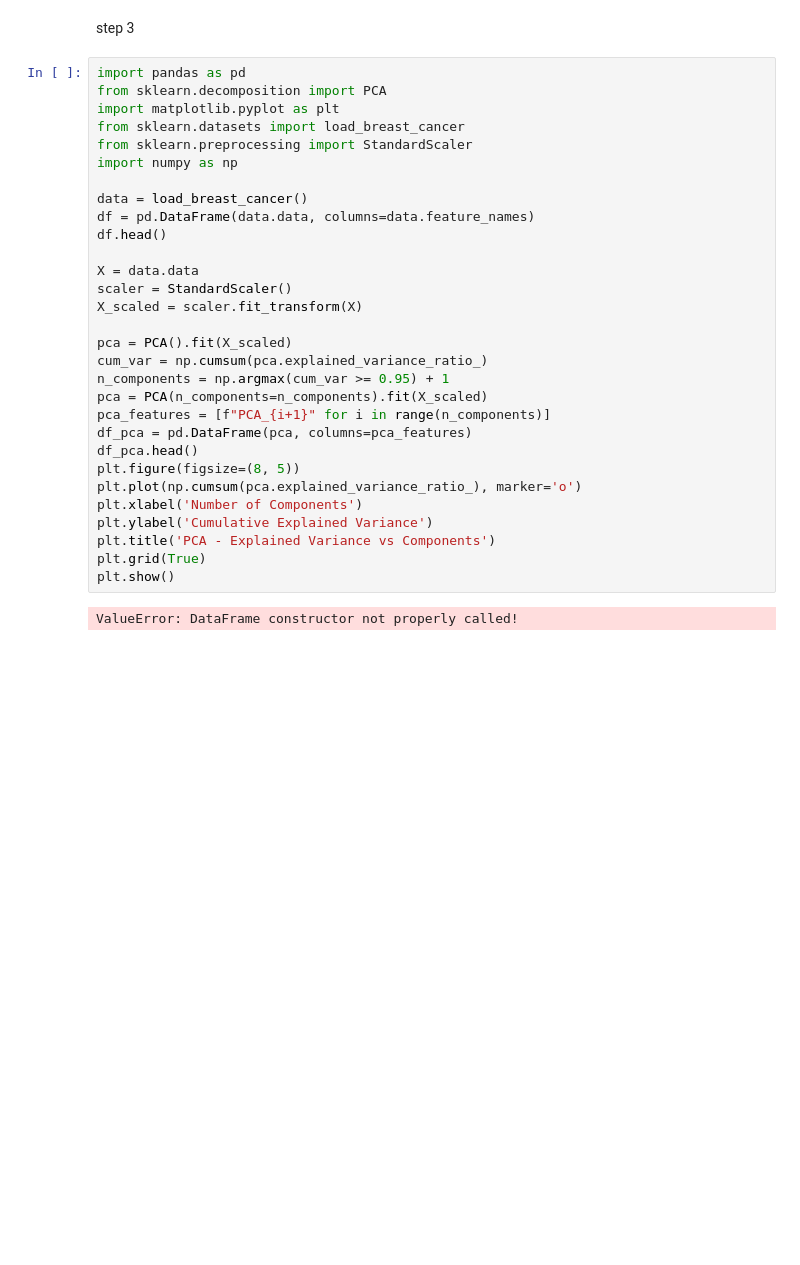
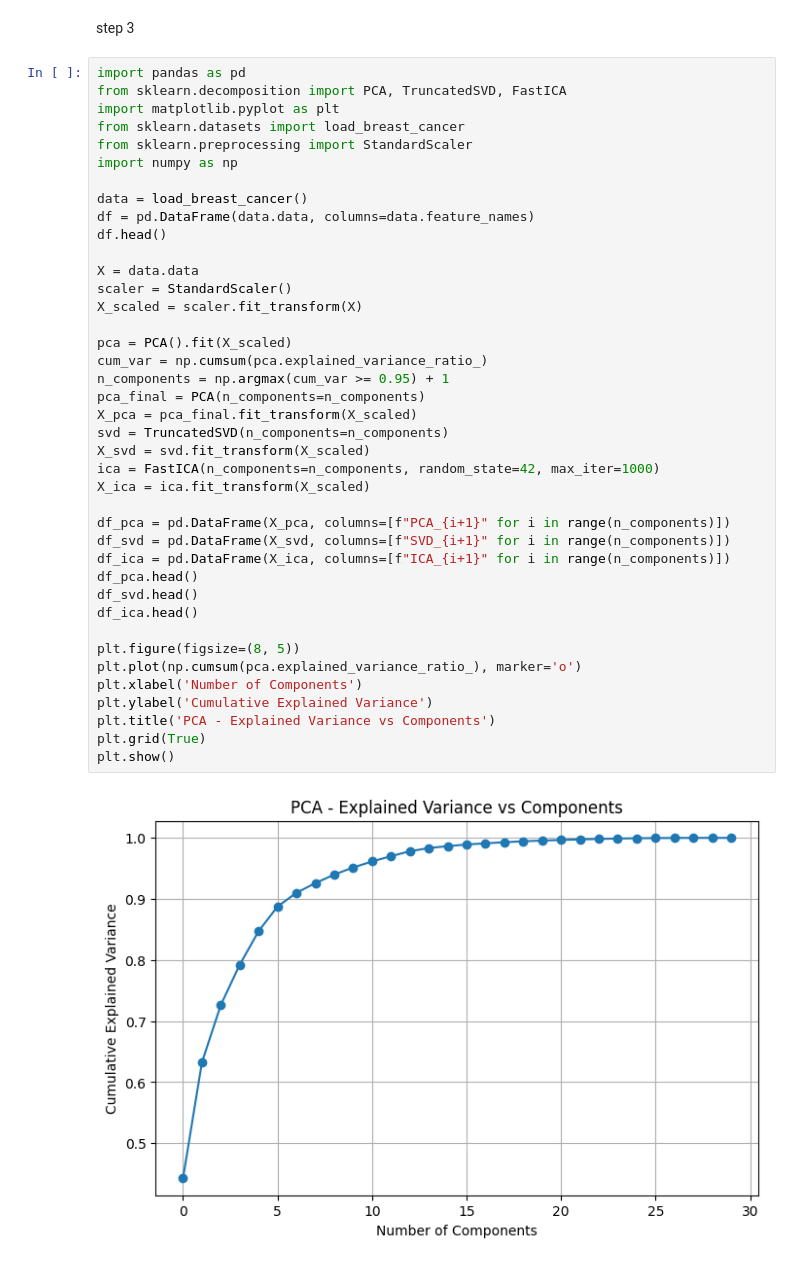
Before and after one commit to h-a-bhsht/data_mining, a Jupyter notebook: hw2.ipynb, the cells around one changed output. Cells and saved outputs as stored; diff of their text form; blank space fills up the shorter version.

```diff
--- a/hw2.ipynb
+++ b/hw2.ipynb
@@ -16,33 +16,43 @@ plt.show()
 step 3
 # %%
 import pandas as pd
-from sklearn.decomposition import PCA
+from sklearn.decomposition import PCA, TruncatedSVD, FastICA
 import matplotlib.pyplot as plt
 from sklearn.datasets import load_breast_cancer
 from sklearn.preprocessing import StandardScaler
 import numpy as np
 
 data = load_breast_cancer()
 df = pd.DataFrame(data.data, columns=data.feature_names)
 df.head()
 
 X = data.data
 scaler = StandardScaler()
 X_scaled = scaler.fit_transform(X)
 
 pca = PCA().fit(X_scaled)
 cum_var = np.cumsum(pca.explained_variance_ratio_)
 n_components = np.argmax(cum_var >= 0.95) + 1
-pca = PCA(n_components=n_components).fit(X_scaled)
-pca_features = [f"PCA_{i+1}" for i in range(n_components)]
-df_pca = pd.DataFrame(pca, columns=pca_features)
+pca_final = PCA(n_components=n_components)
+X_pca = pca_final.fit_transform(X_scaled)
+svd = TruncatedSVD(n_components=n_components)
+X_svd = svd.fit_transform(X_scaled)
+ica = FastICA(n_components=n_components, random_state=42, max_iter=1000)
+X_ica = ica.fit_transform(X_scaled)
+
+df_pca = pd.DataFrame(X_pca, columns=[f"PCA_{i+1}" for i in range(n_components)])
+df_svd = pd.DataFrame(X_svd, columns=[f"SVD_{i+1}" for i in range(n_components)])
+df_ica = pd.DataFrame(X_ica, columns=[f"ICA_{i+1}" for i in range(n_components)])
 df_pca.head()
+df_svd.head()
+df_ica.head()
+
 plt.figure(figsize=(8, 5))
 plt.plot(np.cumsum(pca.explained_variance_ratio_), marker='o')
 plt.xlabel('Number of Components')
 plt.ylabel('Cumulative Explained Variance')
 plt.title('PCA - Explained Variance vs Components')
 plt.grid(True)
 plt.show()
 # %% [output]
-ValueError: DataFrame constructor not properly called!
+[figure, added]
```
Also changed, not shown: parts of 3 cells of this notebook.
